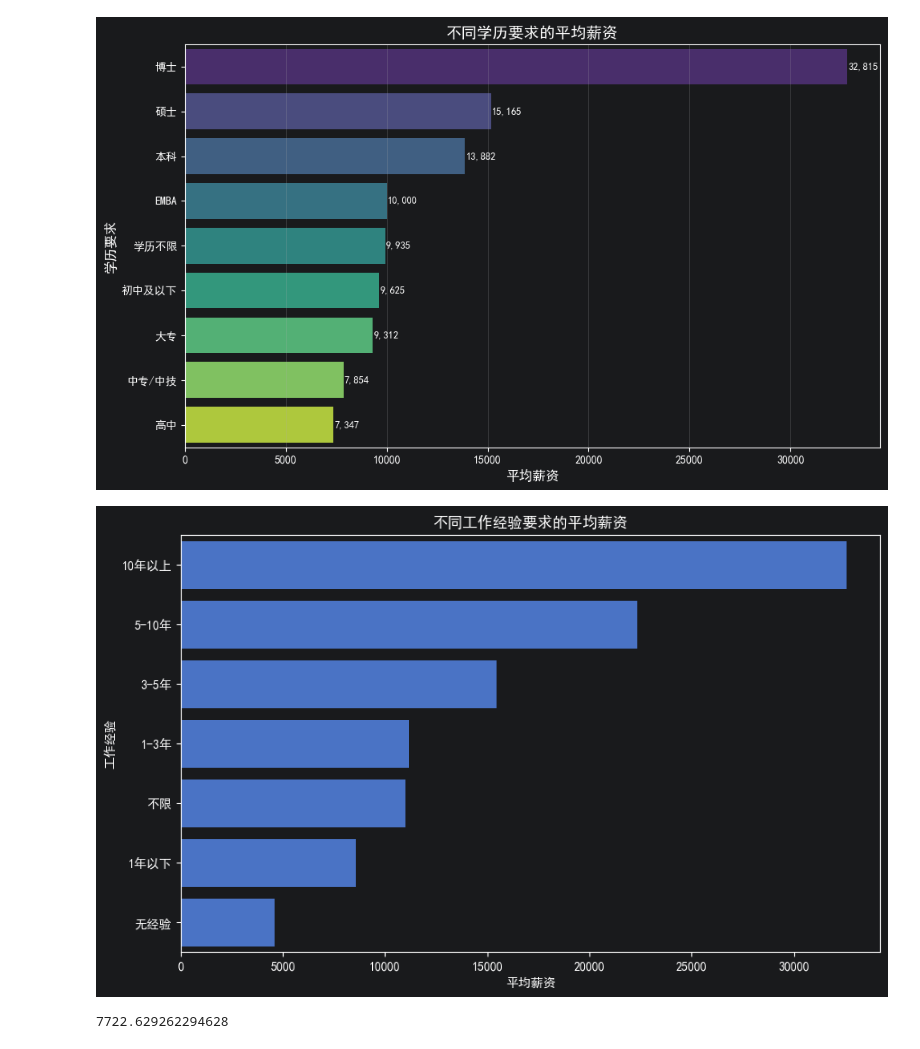
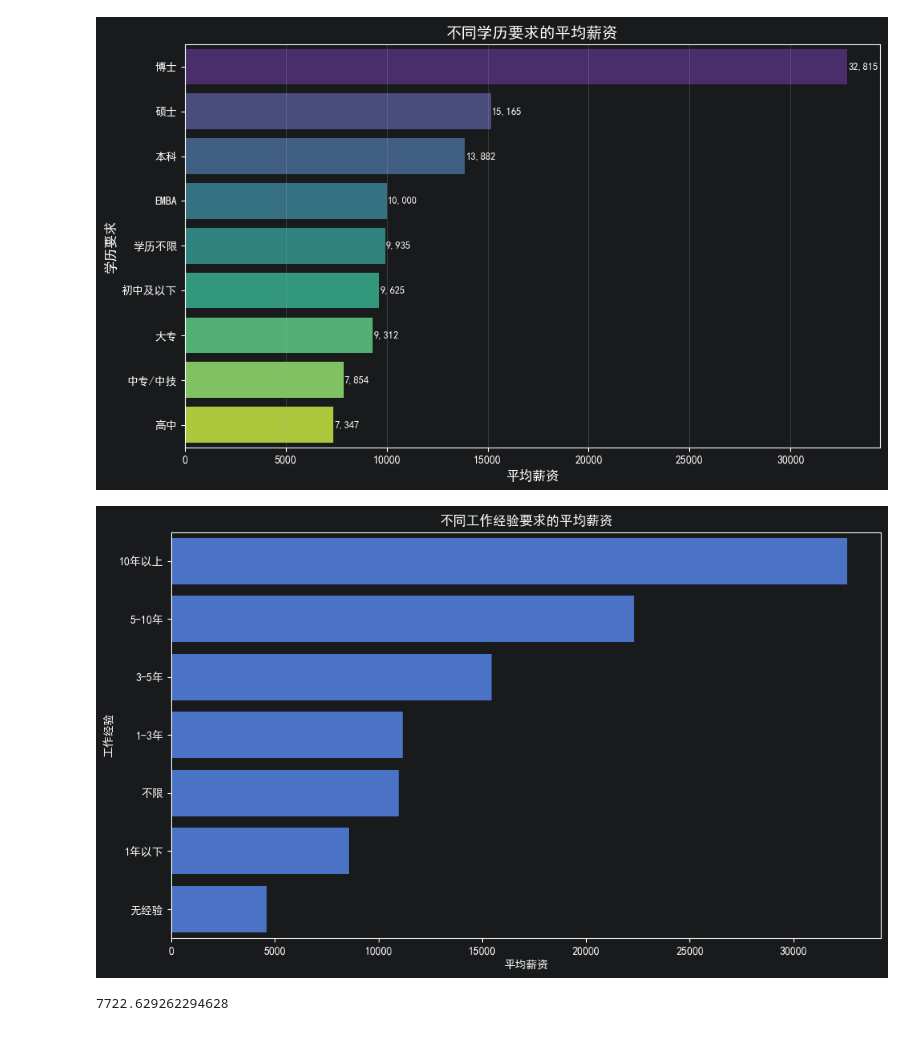
Before and after one commit to hn1318/job_analysis, a Jupyter notebook: src/main.ipynb, the cells around one changed output. Cells and saved outputs as stored; diff of their text form; code cells hidden in the pictures.

```diff
--- a/src/main.ipynb
+++ b/src/main.ipynb
@@ -169,13 +167,16 @@ plt.close()
 # %%
 average_salary_by_experience = data.groupby('工作经验')['平均薪资'].mean().sort_values(ascending=False)
 # 使用 seaborn 创建条形图
 plt.figure(figsize=(10, 6))  # 设置图表大小
 sns.barplot(x=average_salary_by_experience.values, y=average_salary_by_experience.index)
 plt.xlabel('平均薪资')
 plt.title('不同工作经验要求的平均薪资')
+plt.tight_layout()
 plt.show()
+plt.savefig('../output/不同工作经验要求平均薪资.png', dpi=150)
+plt.close()
 # %% [output]
-[figure, old version]
+[figure, new version]
 # %%
 # 选择用于模型的变量
 variables = ['工作经验', '学历要求', '公司类型', 'city']
```
Also changed, not shown: parts of 12 cells of this notebook, 1 other file.
